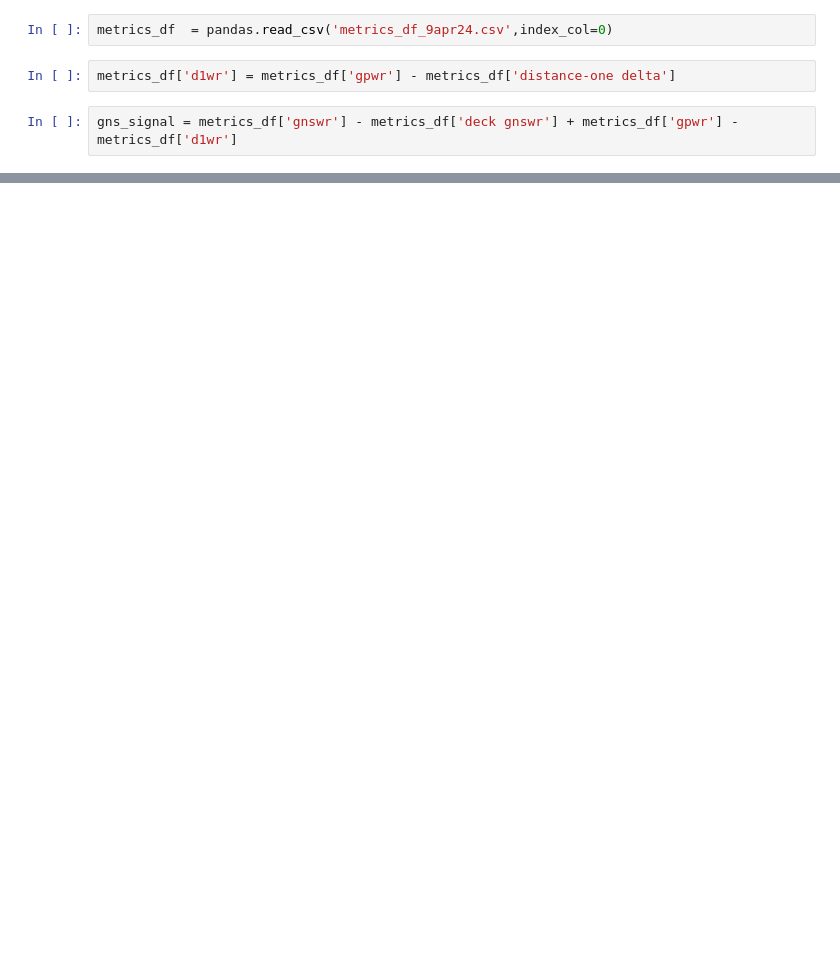
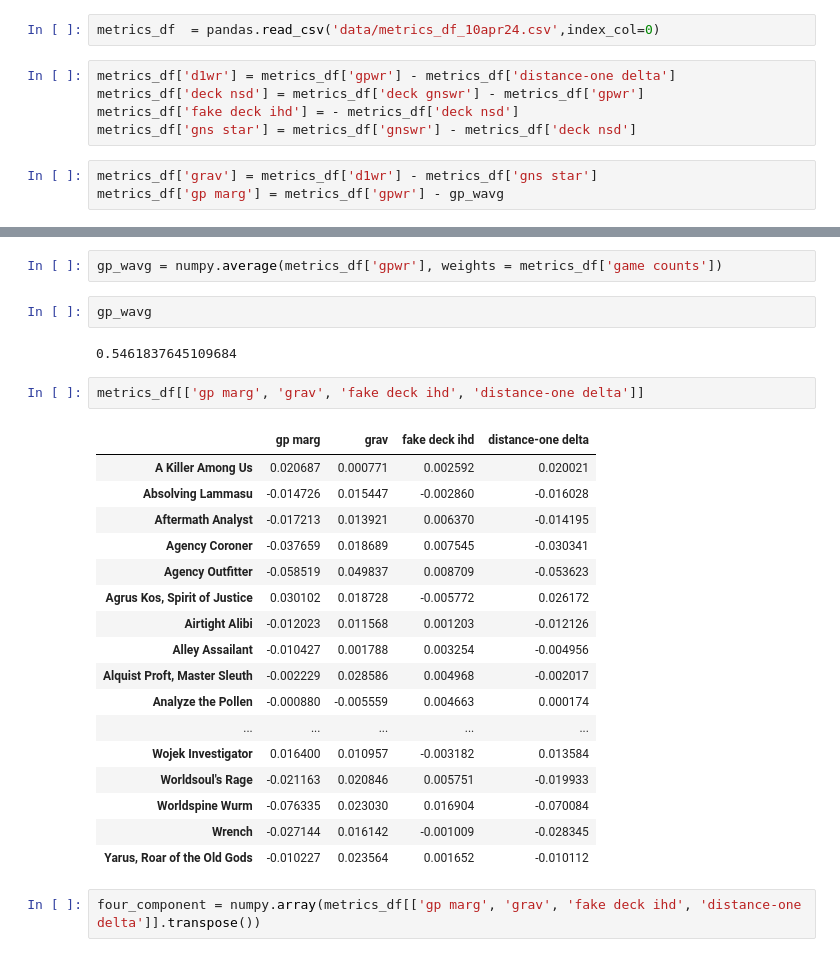
Before and after one commit to oelarnes/iwd, a Jupyter notebook: GNS Analysis.ipynb, the cells around one changed output, grey strips where cells are left out. Saved outputs shown, nothing was run; the diff lists cells and outputs as text; blank space fills up the shorter version.

```diff
--- a/GNS Analysis.ipynb
+++ b/GNS Analysis.ipynb
@@ -5,9 +9,13 @@ import numpy
 numpy.set_printoptions(threshold=500)
 pandas.set_option('display.max_rows', 500)
 # %%
-metrics_df  = pandas.read_csv('metrics_df_9apr24.csv',index_col=0)
+metrics_df  = pandas.read_csv('data/metrics_df_10apr24.csv',index_col=0)
 # %%
 metrics_df['d1wr'] = metrics_df['gpwr'] - metrics_df['distance-one delta']
+metrics_df['deck nsd'] = metrics_df['deck gnswr'] - metrics_df['gpwr']
+metrics_df['fake deck ihd'] = - metrics_df['deck nsd']
+metrics_df['gns star'] = metrics_df['gnswr'] - metrics_df['deck nsd']
 # %%
-gns_signal = metrics_df['gnswr'] - metrics_df['deck gnswr'] + metrics_df['gpwr'] - metrics_df['d1wr']
+metrics_df['grav'] = metrics_df['d1wr'] - metrics_df['gns star']
+metrics_df['gp marg'] = metrics_df['gpwr'] - gp_wavg
 # %%
@@ -31,0 +60,28 @@ gns_signal.sort_values(ascending=False)
+# %%
+gp_wavg = numpy.average(metrics_df['gpwr'], weights = metrics_df['game counts'])
+# %%
+gp_wavg
+# %% [output]
+0.5461837645109684
+# %%
+metrics_df[['gp marg', 'grav', 'fake deck ihd', 'distance-one delta']]
+# %% [output]
+|  | gp marg | grav | fake deck ihd | distance-one delta |
+| A Killer Among Us | 0.020687 | 0.000771 | 0.002592 | 0.020021 |
+| Absolving Lammasu | -0.014726 | 0.015447 | -0.002860 | -0.016028 |
+| Aftermath Analyst | -0.017213 | 0.013921 | 0.006370 | -0.014195 |
+| Agency Coroner | -0.037659 | 0.018689 | 0.007545 | -0.030341 |
+| Agency Outfitter | -0.058519 | 0.049837 | 0.008709 | -0.053623 |
+| Agrus Kos, Spirit of Justice | 0.030102 | 0.018728 | -0.005772 | 0.026172 |
+| Airtight Alibi | -0.012023 | 0.011568 | 0.001203 | -0.012126 |
+| Alley Assailant | -0.010427 | 0.001788 | 0.003254 | -0.004956 |
+| Alquist Proft, Master Sleuth | -0.002229 | 0.028586 | 0.004968 | -0.002017 |
+| Analyze the Pollen | -0.000880 | -0.005559 | 0.004663 | 0.000174 |
+| ... | ... | ... | ... | ... |
+| Wojek Investigator | 0.016400 | 0.010957 | -0.003182 | 0.013584 |
+| Worldsoul's Rage | -0.021163 | 0.020846 | 0.005751 | -0.019933 |
+| Worldspine Wurm | -0.076335 | 0.023030 | 0.016904 | -0.070084 |
+| Wrench | -0.027144 | 0.016142 | -0.001009 | -0.028345 |
+| Yarus, Roar of the Old Gods | -0.010227 | 0.023564 | 0.001652 | -0.010112 |
+# %%
+four_component = numpy.array(metrics_df[['gp marg', 'grav', 'fake deck ihd', 'distance-one delta']].transpose())
```
Also changed, not shown: parts of 11 cells of this notebook, 1 other file.
